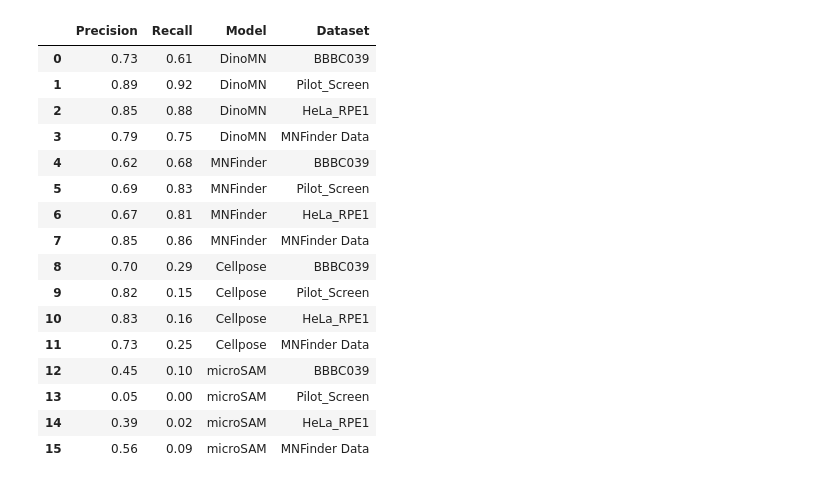
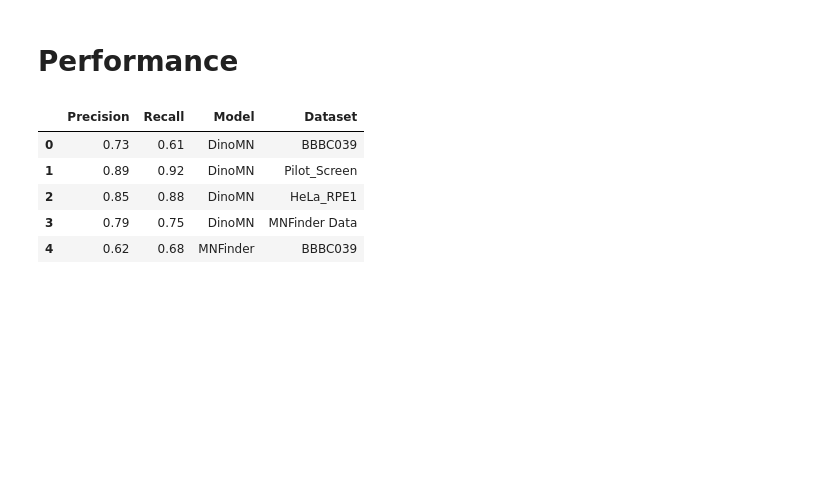
Before and after one commit to CaicedoLab/micronuclei-detection, a Jupyter notebook: figures/figure3.ipynb, the cells around one changed output. Drawn from its saved outputs; the diff is of its cells as text; code cells hidden in the pictures; blank space fills up the shorter version.

```diff
--- a/figures/figure3.ipynb
+++ b/figures/figure3.ipynb
@@ -5,21 +12,12 @@ import pandas as pd
+# %% [markdown]
+# Performance
 # %%
 df = pd.read_csv('/scr/yren/figure3_data.csv')
-df
+df.head()
 # %% [output]
 |  | Precision | Recall | Model | Dataset |
 | 0 | 0.73 | 0.61 | DinoMN | BBBC039 |
 | 1 | 0.89 | 0.92 | DinoMN | Pilot_Screen |
 | 2 | 0.85 | 0.88 | DinoMN | HeLa_RPE1 |
 | 3 | 0.79 | 0.75 | DinoMN | MNFinder Data |
 | 4 | 0.62 | 0.68 | MNFinder | BBBC039 |
-| 5 | 0.69 | 0.83 | MNFinder | Pilot_Screen |
-| 6 | 0.67 | 0.81 | MNFinder | HeLa_RPE1 |
-| 7 | 0.85 | 0.86 | MNFinder | MNFinder Data |
-| 8 | 0.70 | 0.29 | Cellpose | BBBC039 |
-| 9 | 0.82 | 0.15 | Cellpose | Pilot_Screen |
-| 10 | 0.83 | 0.16 | Cellpose | HeLa_RPE1 |
-| 11 | 0.73 | 0.25 | Cellpose | MNFinder Data |
-| 12 | 0.45 | 0.10 | microSAM | BBBC039 |
-| 13 | 0.05 | 0.00 | microSAM | Pilot_Screen |
-| 14 | 0.39 | 0.02 | microSAM | HeLa_RPE1 |
-| 15 | 0.56 | 0.09 | microSAM | MNFinder Data |
```
Also changed, not shown: parts of 15 cells of this notebook, 1 other file.
